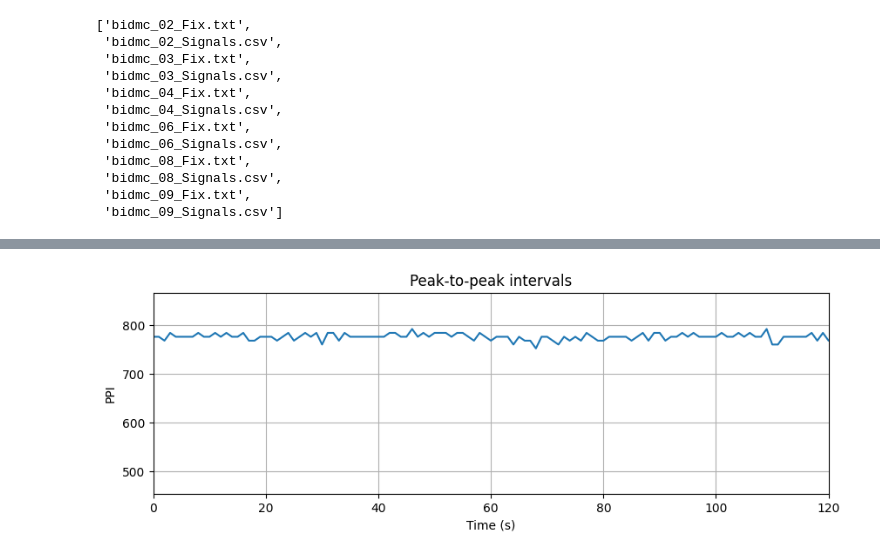
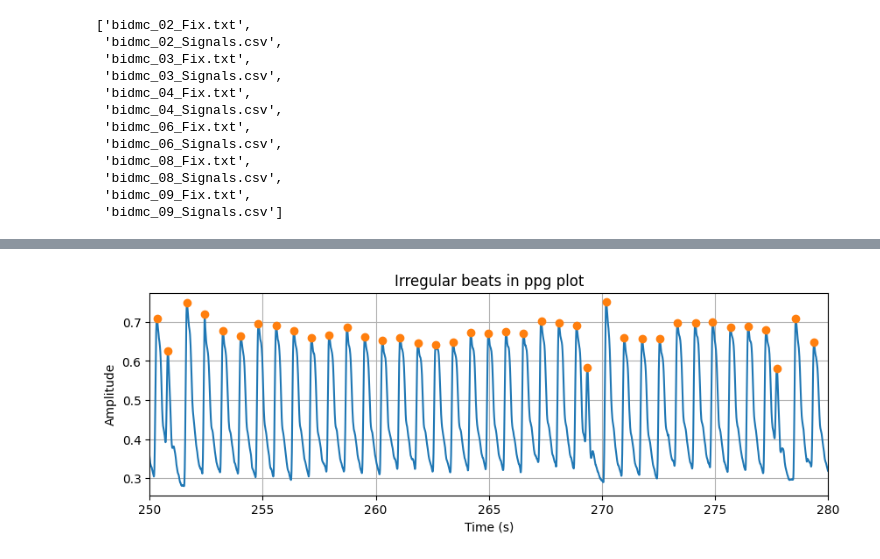
Before and after one commit to TopiAhola/Python_4, a Jupyter notebook: Terveysteknologia/HT_A2_familyname.ipynb, the cells around one changed output, grey strips where cells are left out. Drawn from its saved outputs; the diff is of its cells as text; code cells hidden in the pictures.

```diff
--- a/Terveysteknologia/HT_A2_familyname.ipynb
+++ b/Terveysteknologia/HT_A2_familyname.ipynb
@@ -64,11 +122,14 @@ plt.show()
 # %%
+# Plot 180 seconds of the full signal
 plt.figure(figsize = (10, 3))
-plt.plot(ppi)
-plt.xlabel('Time (s)') #ei ole aika!!!!
-plt.ylabel('PPI')
-plt.title(f'Peak-to-peak intervals')
-plt.xlim(0, 120)
+plt.plot(t, ppg)
+plt.xlabel('Time (s)')
+plt.ylabel('Amplitude')
+plt.title(f'Irregular beats in ppg plot')
+plt.xlim(250, 280)
+peaks, properties = find_peaks(ppg, height=0.5, distance = 20)
+plt.plot(t[peaks], ppg[peaks], 'o')
 plt.grid()
 plt.show()
 # %% [output]
-[figure, old version]
+[figure, new version]
```
Also changed, not shown: parts of 6 cells of this notebook.
